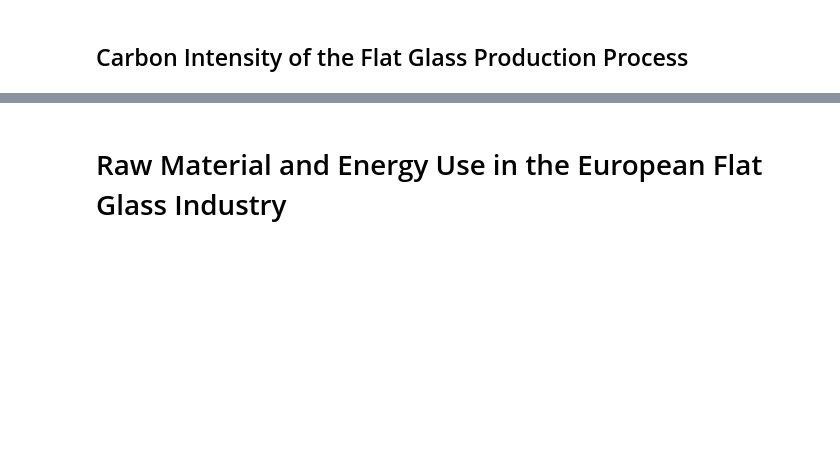
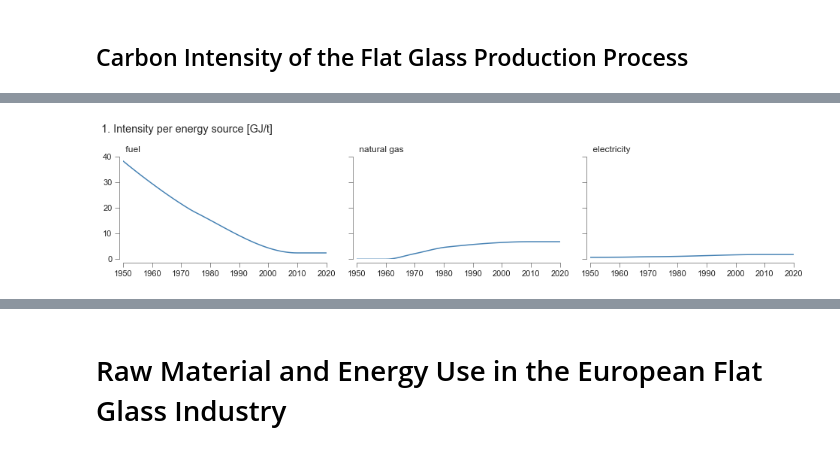
Before and after one commit to JeanSouv/01_MFA_GlassIndustry, a Jupyter notebook: MFA_FlatGlassIndustry.ipynb, the cells around one changed output, grey strips where cells are left out. Saved outputs shown, nothing was run; the diff lists cells and outputs as text; code cells hidden in the pictures; blank space fills up the shorter version.

```diff
--- a/MFA_FlatGlassIndustry.ipynb
+++ b/MFA_FlatGlassIndustry.ipynb
@@ -1015,0 +1345,25 @@ plt.show()
+# %%
+# Plot the energy intensity per source of energy:
+fig, axes = plt.subplots(nrows=1, ncols=3,
+                         sharex=True, sharey=True,
+                         figsize=(16,2.5)
+                        )
+
+for i, (ax, energy) in enumerate(zip(axes.flatten(), energies)):
+    EnergyIntensity[(f"{energy}, GJ/t")].plot(ax=ax, color='steelblue')
+    ax.set_title(f" {energy}", loc='left')
+    style_ax(ax)
+
+ax.set_xlim(1950,2020)
+ax.set_ylim(0, 40)
+
+fig.suptitle("1. Intensity per energy source [GJ/t]",
+             x=0.1, y=1.12, ha='left')
+fig.subplots_adjust(wspace = 0.15)
+sns.despine(offset=5)
+
+fig.savefig(os.path.join(path_img, 'Energy Intensity.png'), dpi=600)
+
+plt.show()
+# %% [output]
+[figure, added]
```
Also changed, not shown: parts of 102 cells of this notebook, 2 other files.
